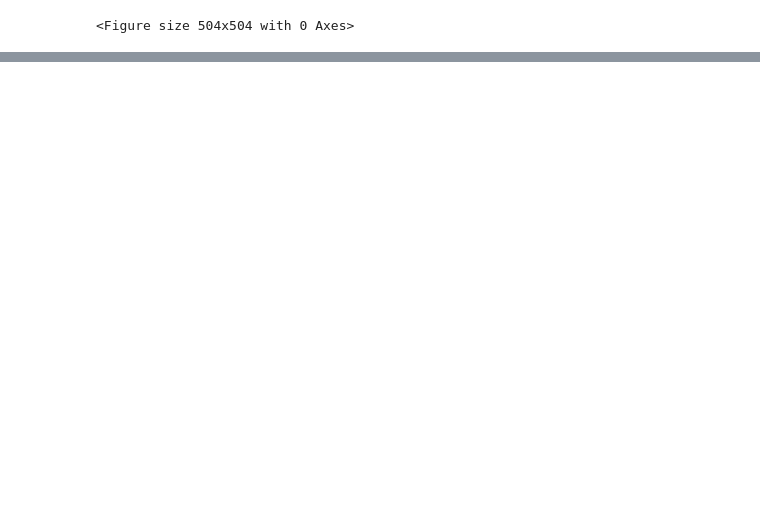
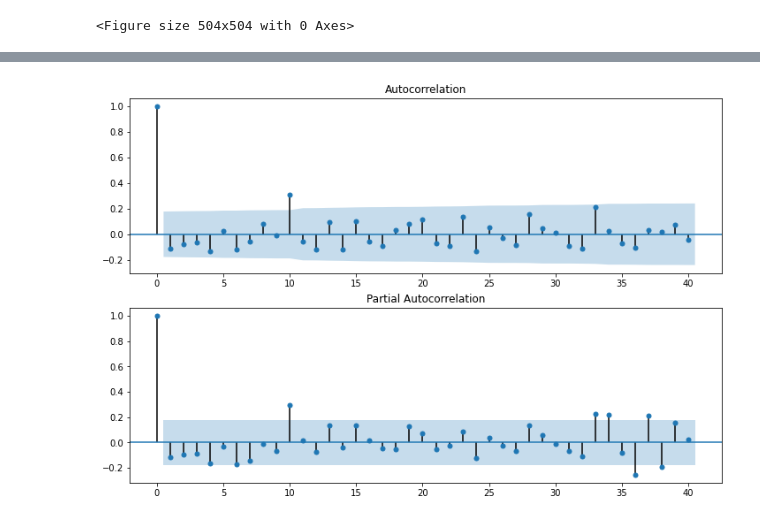
Before and after one commit to gandhimonil9823/Covid_Stock_Analysis, a Jupyter notebook: Covid_Stock.ipynb, the cells around one changed output, grey strips where cells are left out. Drawn from its saved outputs; the diff is of its cells as text; code cells hidden in the pictures; blank space fills up the shorter version.

```diff
--- a/Covid_Stock.ipynb
+++ b/Covid_Stock.ipynb
@@ -1005,0 +1068,2 @@ for name, group in groupby_daily:
+# %%
+df_clean.sort_values(by="Date",inplace=True)
@@ -1005,0 +1086,2 @@ for name, group in groupby_daily:
+# %%
+df_clean = df_clean.dropna()
@@ -1005,0 +1097,2 @@ for name, group in groupby_daily:
+# %%
+df_clean = df_clean.dropna()
@@ -1005,0 +1119,2 @@ for name, group in groupby_daily:
+# %%
+df_clean['Associates_Degree_Clean'] = df_clean['Associates_Degree'] - df_clean['Associates_Degree'].shift(1)
@@ -1005,0 +1135,8 @@ for name, group in groupby_daily:
+# %%
+fig = plt.figure(figsize=(12,8))
+ax1 = fig.add_subplot(211)
+fig = sm.api.graphics.tsa.plot_acf(df_clean['Associates_Degree_Clean'].dropna(), lags=40, ax=ax1)
+ax2 = fig.add_subplot(212)
+fig = sm.api.graphics.tsa.plot_pacf(df_clean['Associates_Degree_Clean'].dropna(), lags=40, ax=ax2)
+# %% [output]
+[figure, added]
```
Also changed, not shown: parts of 17 cells of this notebook.
